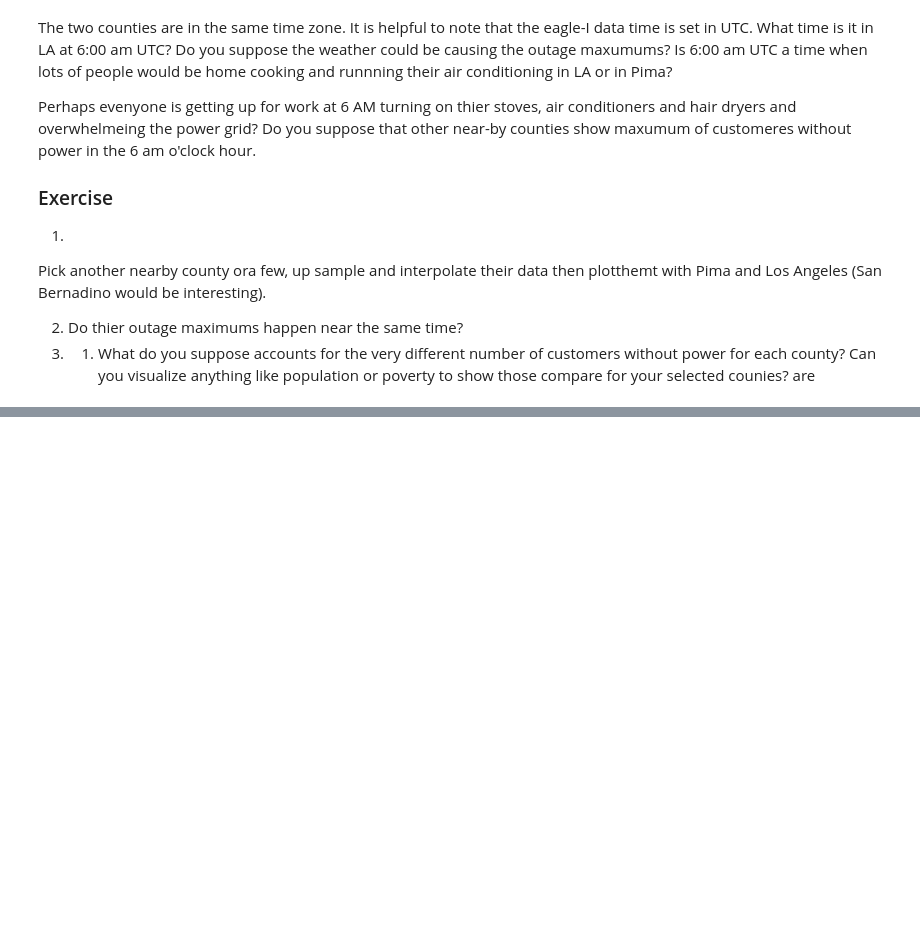
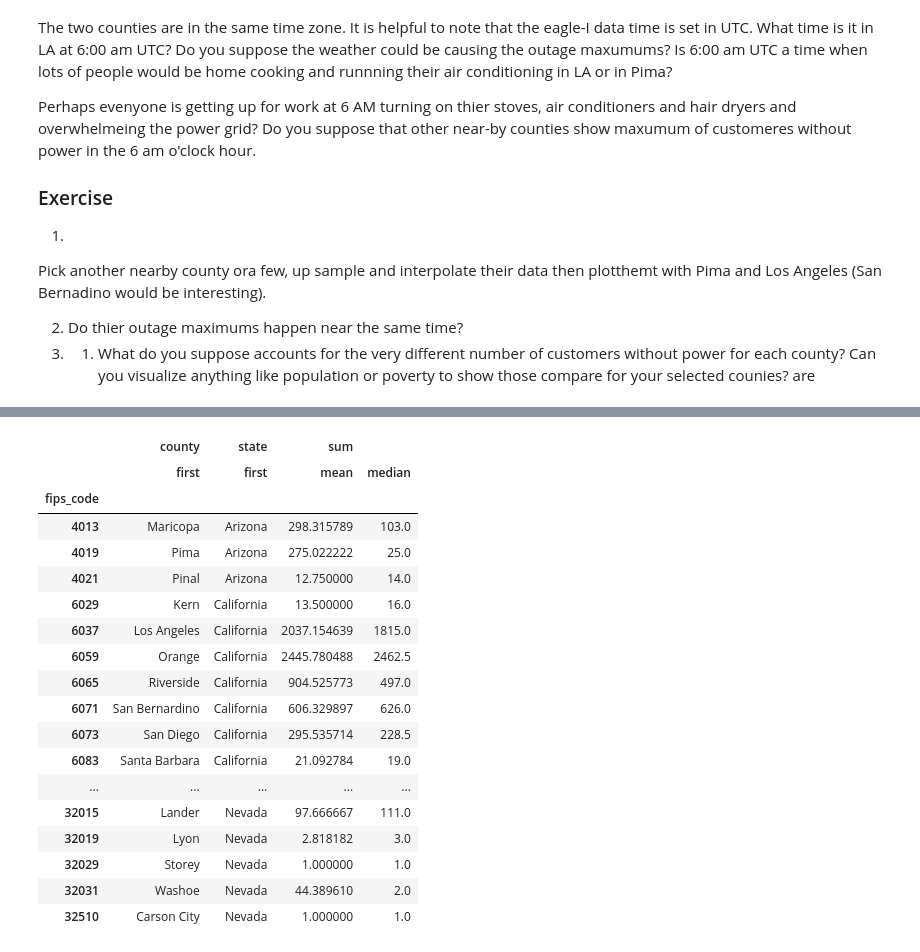
Before and after one commit to secondspass/power_outages_medically_vulnerable_populations, a Jupyter notebook: main.ipynb, the cells around one changed output, grey strips where cells are left out. Saved outputs shown, nothing was run; the diff lists cells and outputs as text; code cells hidden in the pictures; blank space fills up the shorter version.

Commit message:
adding section on groupby and aggregate

```diff
--- a/main.ipynb
+++ b/main.ipynb
@@ -767,0 +834,7 @@ Pick another nearby county ora  few, up sample and interpolate their data then p
+# %%
+# Note: For the most part, CA, AZ, and NV operate in UTC-7 (MST or PDT). Individual counties you may look at might
+# differ so make sure to adjust time range if you feel it necessary
+swus_outages_0620_df = eaglei_outages_df.loc[eaglei_outages_df["state"].isin(["California", "Nevada", "Arizona"])
+                                          & (eaglei_outages_df["run_start_time"]>="2016-06-19 17:00:00")
+                                          & (eaglei_outages_df["run_start_time"]<="2016-06-20 17:00:00")]
+swus_outages_0620_df
@@ -767,0 +855,26 @@ Pick another nearby county ora  few, up sample and interpolate their data then p
+# %%
+# Now grouping and aggregating them
+
+swus_outages_grouped = swus_outages_0620_df.groupby("fips_code")
+swus_outages_agg = swus_outages_grouped[["county", "state", "sum"]].agg({"county":"first", "state":"first", "sum":["mean", "median"] })
+swus_outages_agg
+# %% [output]
+|  | county | state | sum |  |
+|  | first | first | mean | median |
+| fips_code |  |  |  |  |
+| 4013 | Maricopa | Arizona | 298.315789 | 103.0 |
+| 4019 | Pima | Arizona | 275.022222 | 25.0 |
+| 4021 | Pinal | Arizona | 12.750000 | 14.0 |
+| 6029 | Kern | California | 13.500000 | 16.0 |
+| 6037 | Los Angeles | California | 2037.154639 | 1815.0 |
+| 6059 | Orange | California | 2445.780488 | 2462.5 |
+| 6065 | Riverside | California | 904.525773 | 497.0 |
+| 6071 | San Bernardino | California | 606.329897 | 626.0 |
+| 6073 | San Diego | California | 295.535714 | 228.5 |
+| 6083 | Santa Barbara | California | 21.092784 | 19.0 |
+| ... | ... | ... | ... | ... |
+| 32015 | Lander | Nevada | 97.666667 | 111.0 |
+| 32019 | Lyon | Nevada | 2.818182 | 3.0 |
+| 32029 | Storey | Nevada | 1.000000 | 1.0 |
+| 32031 | Washoe | Nevada | 44.389610 | 2.0 |
+| 32510 | Carson City | Nevada | 1.000000 | 1.0 |
```
Also changed, not shown: parts of 29 cells of this notebook.
